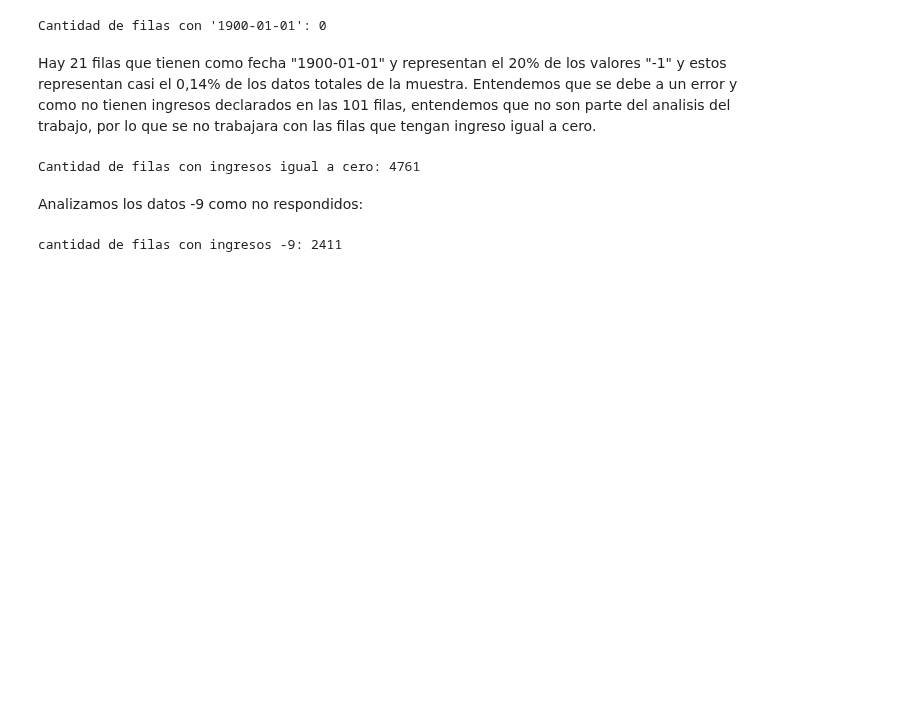
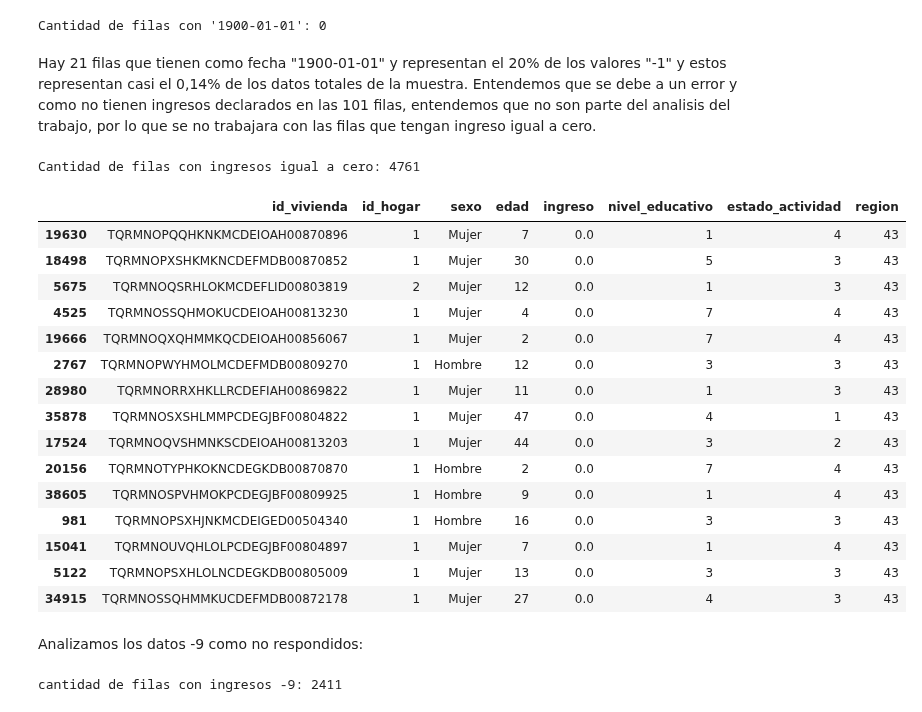
Before and after one commit to LMatiPerez/AnalisisDeDatosI_G5, a Jupyter notebook: analisis_grupo_5_final.ipynb, the cells around one changed output. Saved outputs shown, nothing was run; the diff lists cells and outputs as text; code cells hidden in the pictures; blank space fills up the shorter version.

```diff
--- a/analisis_grupo_5_final.ipynb
+++ b/analisis_grupo_5_final.ipynb
@@ -198,6 +177,25 @@ personas_sin_ingresos = personas_fil[personas_fil['ingreso'] == 0]
 print('Cantidad de filas con ingresos igual a cero:', len(personas_sin_ingresos))
 # %% [output]
 Cantidad de filas con ingresos igual a cero: 4761
+# %%
+personas_sin_ingresos.sample(15)
+# %% [output]
+|  | id_vivienda | id_hogar | sexo | edad | ingreso | nivel_educativo | estado_actividad | region |
+| 19630 | TQRMNOPQQHKNKMCDEIOAH00870896 | 1 | Mujer | 7 | 0.0 | 1 | 4 | 43 |
+| 18498 | TQRMNOPXSHKMKNCDEFMDB00870852 | 1 | Mujer | 30 | 0.0 | 5 | 3 | 43 |
+| 5675 | TQRMNOQSRHLOKMCDEFLID00803819 | 2 | Mujer | 12 | 0.0 | 1 | 3 | 43 |
+| 4525 | TQRMNOSSQHMOKUCDEIOAH00813230 | 1 | Mujer | 4 | 0.0 | 7 | 4 | 43 |
+| 19666 | TQRMNOQXQHMMKQCDEIOAH00856067 | 1 | Mujer | 2 | 0.0 | 7 | 4 | 43 |
+| 2767 | TQRMNOPWYHMOLMCDEFMDB00809270 | 1 | Hombre | 12 | 0.0 | 3 | 3 | 43 |
+| 28980 | TQRMNORRXHKLLRCDEFIAH00869822 | 1 | Mujer | 11 | 0.0 | 1 | 3 | 43 |
+| 35878 | TQRMNOSXSHLMMPCDEGJBF00804822 | 1 | Mujer | 47 | 0.0 | 4 | 1 | 43 |
+| 17524 | TQRMNOQVSHMNKSCDEIOAH00813203 | 1 | Mujer | 44 | 0.0 | 3 | 2 | 43 |
+| 20156 | TQRMNOTYPHKOKNCDEGKDB00870870 | 1 | Hombre | 2 | 0.0 | 7 | 4 | 43 |
+| 38605 | TQRMNOSPVHMOKPCDEGJBF00809925 | 1 | Hombre | 9 | 0.0 | 1 | 4 | 43 |
+| 981 | TQRMNOPSXHJNKMCDEIGED00504340 | 1 | Hombre | 16 | 0.0 | 3 | 3 | 43 |
+| 15041 | TQRMNOUVQHLOLPCDEGJBF00804897 | 1 | Mujer | 7 | 0.0 | 1 | 4 | 43 |
+| 5122 | TQRMNOPSXHLOLNCDEGKDB00805009 | 1 | Mujer | 13 | 0.0 | 3 | 3 | 43 |
+| 34915 | TQRMNOSSQHMMKUCDEFMDB00872178 | 1 | Mujer | 27 | 0.0 | 4 | 3 | 43 |
 # %% [markdown]
 Analizamos los datos -9 como no respondidos:
 # %%
```
Also changed, not shown: parts of 7 cells of this notebook, 1 other file.
